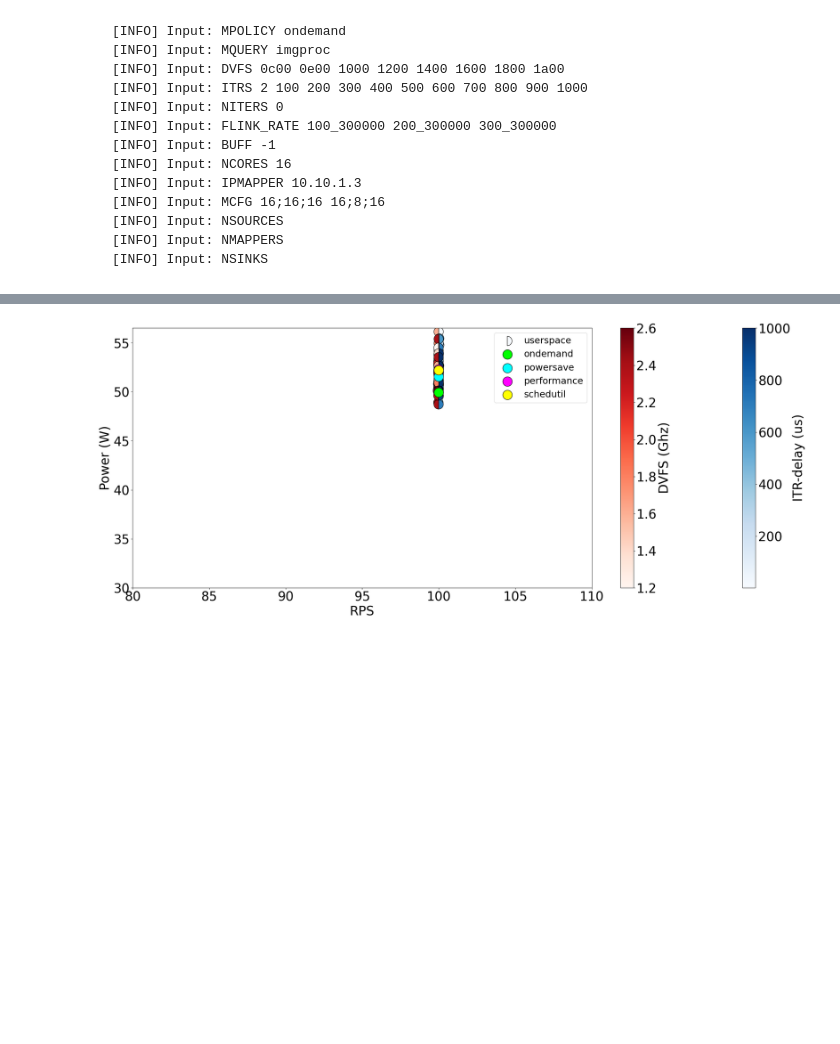
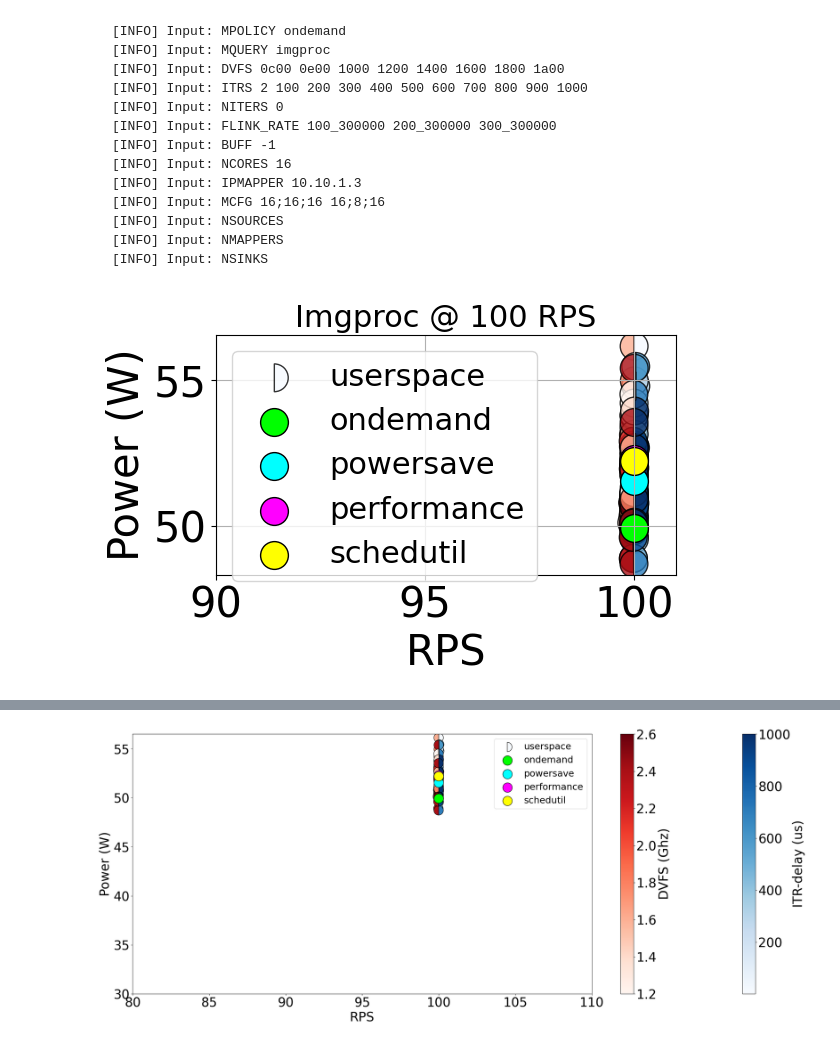
Before and after one commit to EEStrmCmptng/dataset, a Jupyter notebook: micro/imgproc/ITRDVFS/IMGPROC-ITR-DVFS.ipynb, the cells around one changed output, grey strips where cells are left out. Drawn from its saved outputs; the diff is of its cells as text; code cells hidden in the pictures; blank space fills up the shorter version.

```diff
--- a/micro/imgproc/ITRDVFS/IMGPROC-ITR-DVFS.ipynb
+++ b/micro/imgproc/ITRDVFS/IMGPROC-ITR-DVFS.ipynb
@@ -71,3 +71,14 @@ def graph(rate, dfo, dfu, dfpo, dfpe, dfs, left=-0.1, right=1.1, metric='Sourcen
     plt.grid()
 
     plt.tight_layout()
+# %%
+rate=100
+dfo = df_comb[(df_comb.rate == rate) & (df_comb.nmappers == 16) & (df_comb.policy == 'ondemand')]
+dfpo = df_comb[(df_comb.rate == rate) & (df_comb.nmappers == 16) & (df_comb.policy == 'powersave')]
+dfpe = df_comb[(df_comb.rate == rate) & (df_comb.nmappers == 16) & (df_comb.policy == 'performance')]
+dfs = df_comb[(df_comb.rate == rate) & (df_comb.nmappers == 16) & (df_comb.policy == 'schedutil')]
+dfu = df_comb[(df_comb.rate == rate) & (df_comb.nmappers == 16) & (df_comb.policy == 'userspace')]
+graph(rate, dfo, dfu, dfpo, dfpe, dfs, 90, int(rate+(rate*0.01)), metric='SourcenumRecordsOutPerSecond_avg')
+plt.savefig("imgprocitrdvfs100.pdf", bbox_inches='tight')
+# %% [output]
+[figure, added]
```
Also changed, not shown: parts of 3 cells of this notebook, 1 other file.
